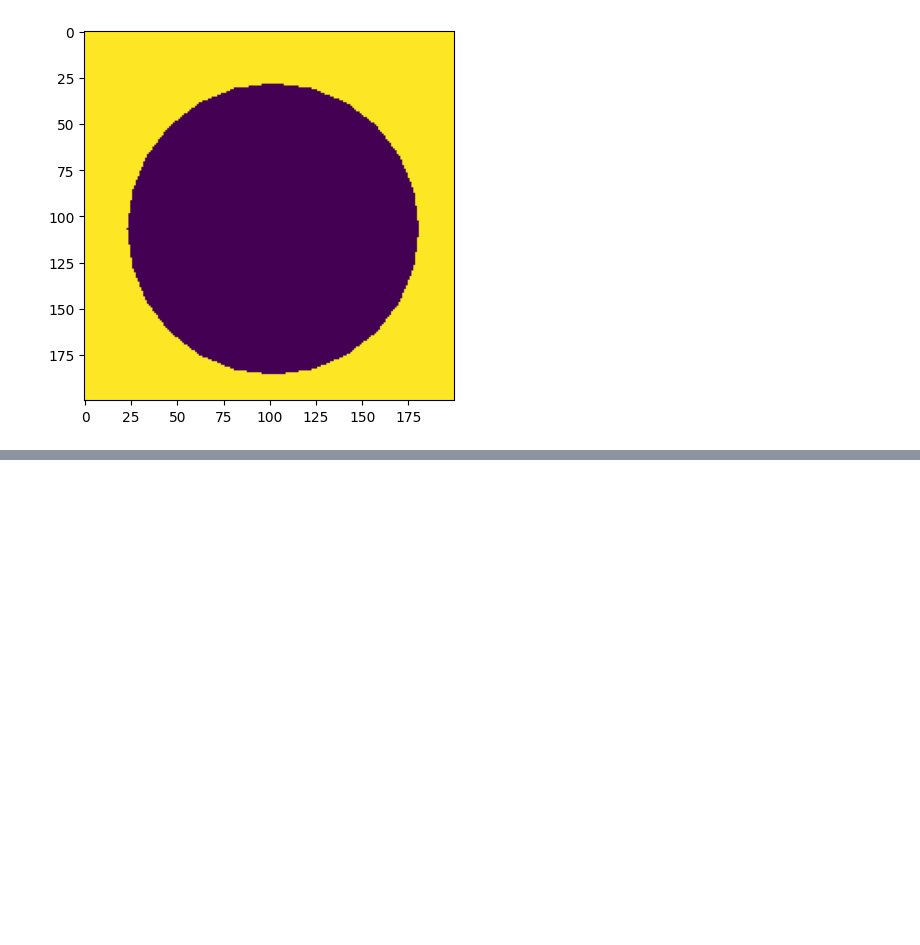
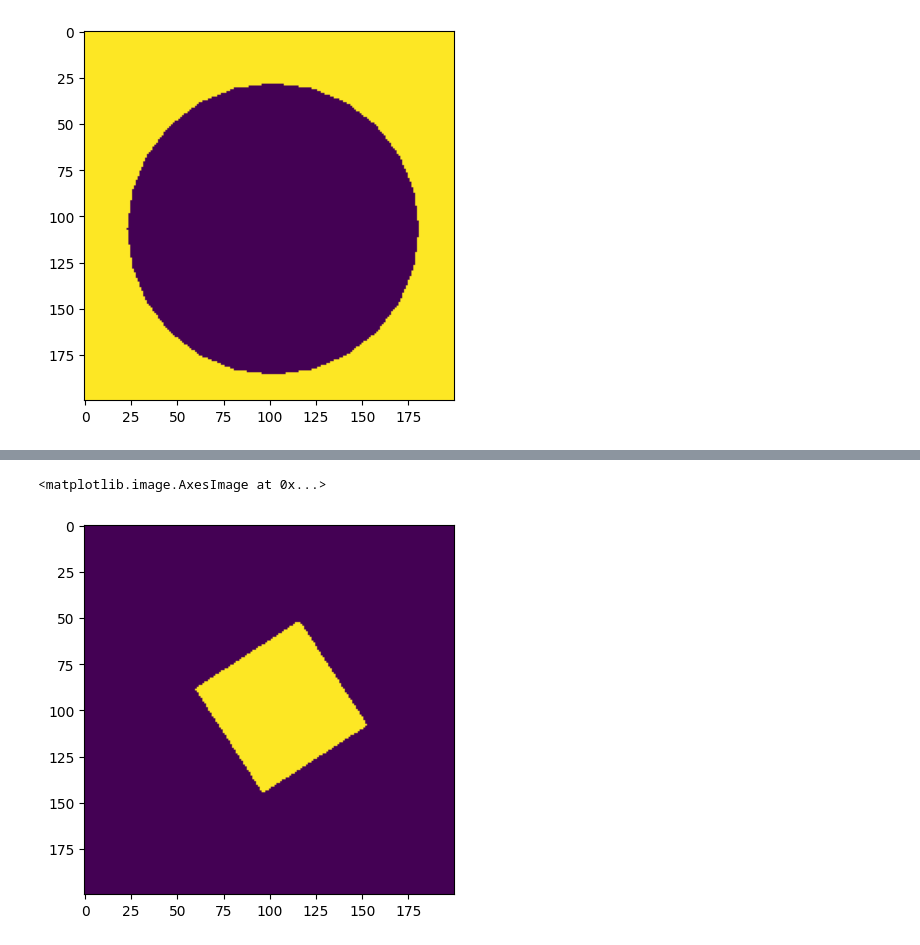
Before and after one commit to Zack-szh/CV-Based-Geometric-Dimensioning-Tolerancing, a Jupyter notebook: testing.ipynb, the cells around one changed output, grey strips where cells are left out. Saved outputs shown, nothing was run; the diff lists cells and outputs as text; code cells hidden in the pictures; blank space fills up the shorter version.

```diff
--- a/testing.ipynb
+++ b/testing.ipynb
@@ -56,0 +40,6 @@ print(len(data))
+# %%
+out = main.draw_lines(img, lines)
+main.plt.imshow(out)
+# %% [output]
+<matplotlib.image.AxesImage at 0x...>
+[figure, added]
```
Also changed, not shown: parts of 4 cells of this notebook, 1 other file.
